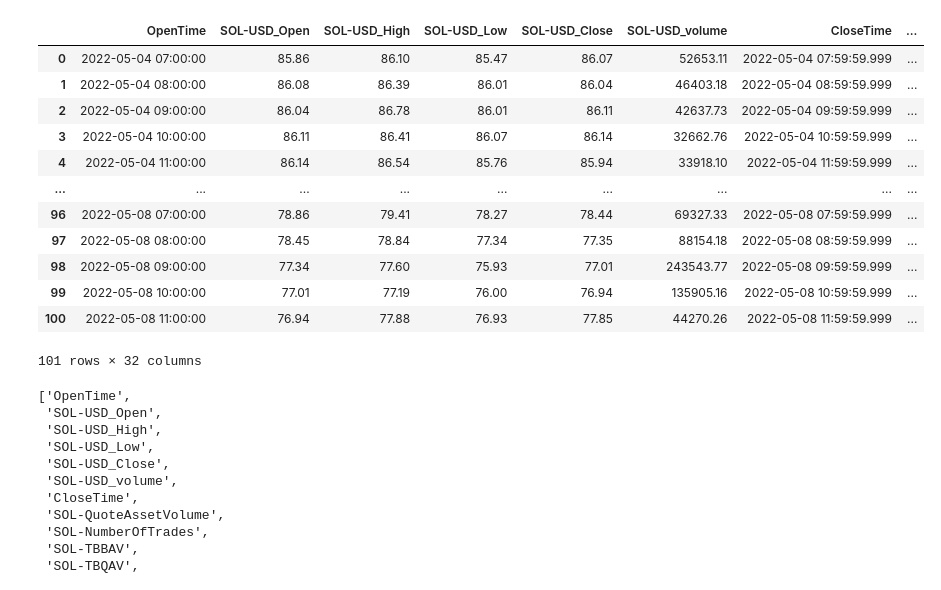
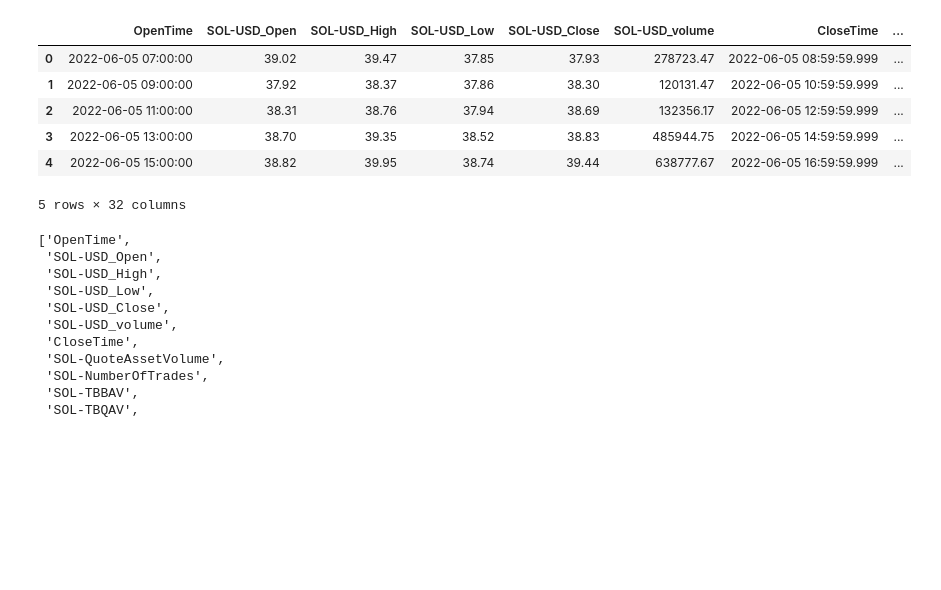
Before and after one commit to vard0ni/crypto-web-app, a Jupyter notebook: GatherData.ipynb, the cells around one changed output. Drawn from its saved outputs; the diff is of its cells as text; code cells hidden in the pictures; blank space fills up the shorter version.

```diff
--- a/GatherData.ipynb
+++ b/GatherData.ipynb
@@ -8,12 +8,12 @@ import plotly.graph_objects as go
 # %%
 client = Client(api_key, secret_key)
 # %%
-coins = ['BTC', 'ETH', 'SOL', 'BNB']
+coins = ['BTC', 'ETH', 'SOL']
 
 merge = False
 for coin in coins:
     print(f'gathering {coin}...')
-    start_str = 'May 5, 2022'
+    start_str = 'June 5, 2022'
 
     klines = client.get_historical_klines(symbol=f'{coin}USDT', interval=client.KLINE_INTERVAL_2HOUR, start_str=start_str)
     cols = ['OpenTime',
@@ -86,21 +59,15 @@ for col in all_coins_df.columns:
     if not 'Time' in col:
         all_coins_df[col] = all_coins_df[col].astype(float)
 # %%
-all_coins_df
+all_coins_df.head()
 # %% [output]
 |  | OpenTime | SOL-USD_Open | SOL-USD_High | SOL-USD_Low | SOL-USD_Close | SOL-USD_volume | CloseTime | ... |
-| 0 | 2022-05-04 07:00:00 | 85.86 | 86.10 | 85.47 | 86.07 | 52653.11 | 2022-05-04 07:59:59.999 | ... |
-| 1 | 2022-05-04 08:00:00 | 86.08 | 86.39 | 86.01 | 86.04 | 46403.18 | 2022-05-04 08:59:59.999 | ... |
-| 2 | 2022-05-04 09:00:00 | 86.04 | 86.78 | 86.01 | 86.11 | 42637.73 | 2022-05-04 09:59:59.999 | ... |
-| 3 | 2022-05-04 10:00:00 | 86.11 | 86.41 | 86.07 | 86.14 | 32662.76 | 2022-05-04 10:59:59.999 | ... |
-| 4 | 2022-05-04 11:00:00 | 86.14 | 86.54 | 85.76 | 85.94 | 33918.10 | 2022-05-04 11:59:59.999 | ... |
-| ... | ... | ... | ... | ... | ... | ... | ... | ... |
-| 96 | 2022-05-08 07:00:00 | 78.86 | 79.41 | 78.27 | 78.44 | 69327.33 | 2022-05-08 07:59:59.999 | ... |
-| 97 | 2022-05-08 08:00:00 | 78.45 | 78.84 | 77.34 | 77.35 | 88154.18 | 2022-05-08 08:59:59.999 | ... |
-| 98 | 2022-05-08 09:00:00 | 77.34 | 77.60 | 75.93 | 77.01 | 243543.77 | 2022-05-08 09:59:59.999 | ... |
-| 99 | 2022-05-08 10:00:00 | 77.01 | 77.19 | 76.00 | 76.94 | 135905.16 | 2022-05-08 10:59:59.999 | ... |
-| 100 | 2022-05-08 11:00:00 | 76.94 | 77.88 | 76.93 | 77.85 | 44270.26 | 2022-05-08 11:59:59.999 | ... |
+| 0 | 2022-06-05 07:00:00 | 39.02 | 39.47 | 37.85 | 37.93 | 278723.47 | 2022-06-05 08:59:59.999 | ... |
+| 1 | 2022-06-05 09:00:00 | 37.92 | 38.37 | 37.86 | 38.30 | 120131.47 | 2022-06-05 10:59:59.999 | ... |
+| 2 | 2022-06-05 11:00:00 | 38.31 | 38.76 | 37.94 | 38.69 | 132356.17 | 2022-06-05 12:59:59.999 | ... |
+| 3 | 2022-06-05 13:00:00 | 38.70 | 39.35 | 38.52 | 38.83 | 485944.75 | 2022-06-05 14:59:59.999 | ... |
+| 4 | 2022-06-05 15:00:00 | 38.82 | 39.95 | 38.74 | 39.44 | 638777.67 | 2022-06-05 16:59:59.999 | ... |
-101 rows × 32 columns
+5 rows × 32 columns
 # %%
 list(all_coins_df.columns)
 # %% [output]
```
Also changed, not shown: parts of 6 cells of this notebook, 1 other file.
